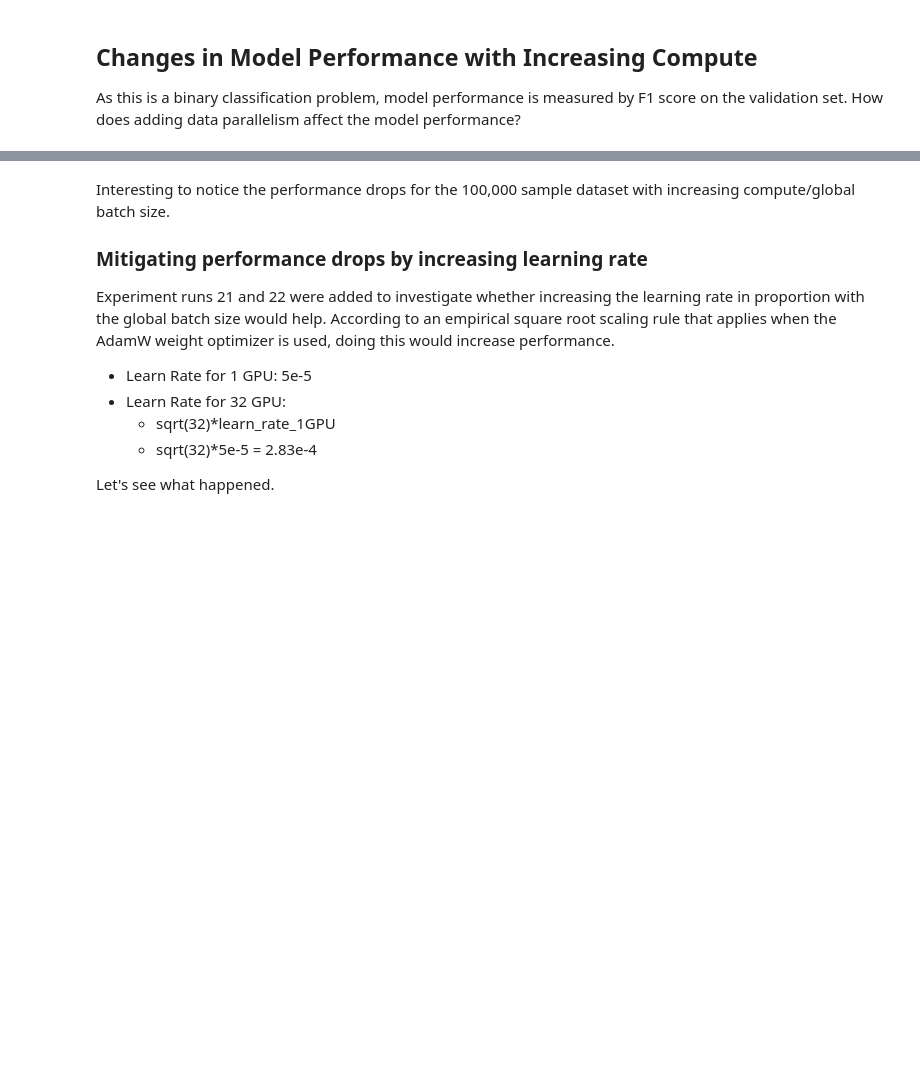
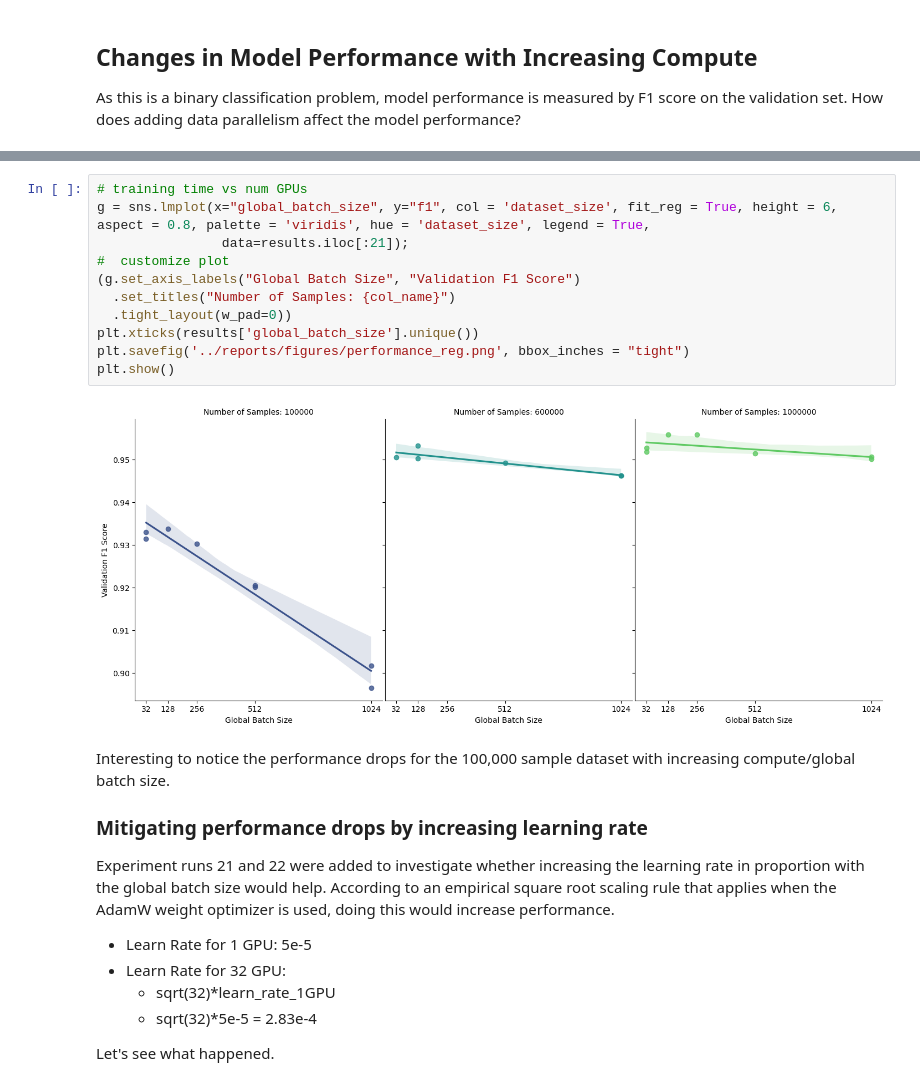
Before and after one commit to aws-samples/amazon-sagemaker-huggingface-benchmark, a Jupyter notebook: notebooks/analyze_results.ipynb, the cells around one changed output, grey strips where cells are left out. Saved outputs shown, nothing was run; the diff lists cells and outputs as text; blank space fills up the shorter version.

```diff
--- a/notebooks/analyze_results.ipynb
+++ b/notebooks/analyze_results.ipynb
@@ -174,3 +158,16 @@ plt.show()
+# %%
+# training time vs num GPUs
+g = sns.lmplot(x="global_batch_size", y="f1", col = 'dataset_size', fit_reg = True, height = 6, aspect = 0.8, palette = 'viridis', hue = 'dataset_size', legend = True,
+                data=results.iloc[:21]);
+#  customize plot
+(g.set_axis_labels("Global Batch Size", "Validation F1 Score")
+  .set_titles("Number of Samples: {col_name}")
+  .tight_layout(w_pad=0))
+plt.xticks(results['global_batch_size'].unique())
+plt.savefig('../reports/figures/performance_reg.png', bbox_inches = "tight")
+plt.show()
+# %% [output]
+[figure, added]
 # %% [markdown]
 Interesting to notice the performance drops for the 100,000 sample dataset with increasing compute/global batch size.
 
```
Also changed, not shown: parts of 17 cells of this notebook, 15 other files.
